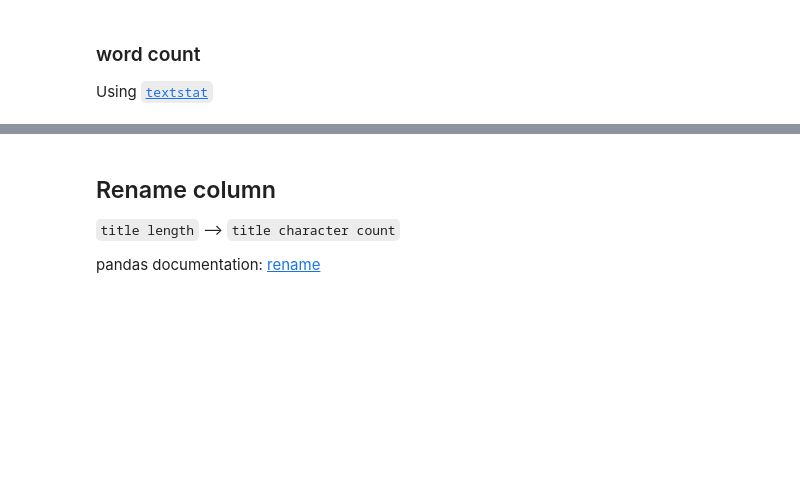
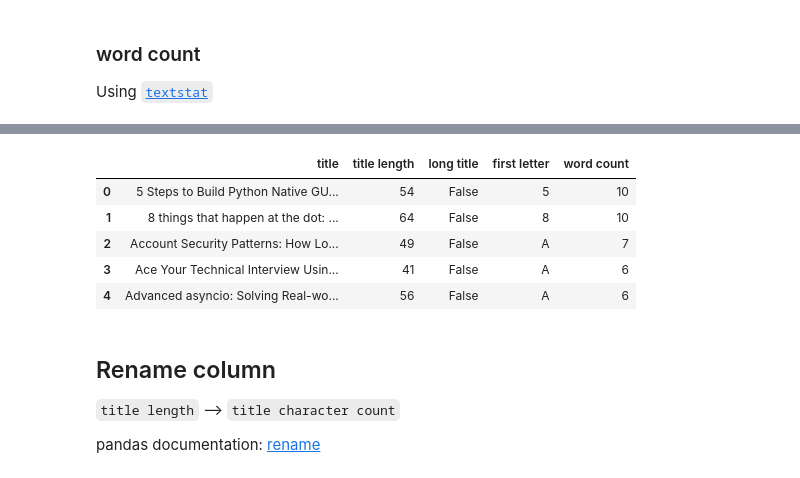
Before and after one commit to bloominstituteoftechnology/DS-Unit-1-Sprint-2-Data-Wrangling-and-Storytelling, a Jupyter notebook: module1-scrape-and-process-data/LS_DS_121_Scrape_and_process_data.ipynb, the cells around one changed output, grey strips where cells are left out. Drawn from its saved outputs; the diff is of its cells as text; code cells hidden in the pictures; blank space fills up the shorter version.

```diff
--- a/module1-scrape-and-process-data/LS_DS_121_Scrape_and_process_data.ipynb
+++ b/module1-scrape-and-process-data/LS_DS_121_Scrape_and_process_data.ipynb
@@ -41,0 +149,2 @@ pandas documentation: [Working with Text Data](https://pandas.pydata.org/pandas-
+# %%
+title_frame = pd.DataFrame({'title': titles})
@@ -45,5 +172,7 @@ pandas documentation: [Working with Text Data](https://pandas.pydata.org/pandas-
 pandas documentation: [apply](https://pandas.pydata.org/pandas-docs/stable/generated/pandas.Series.apply.html)
 # %% [markdown]
 ### title length
+# %%
+title_frame['title length'] = title_frame['title'].apply(len)
 # %% [markdown]
 ### long title
@@ -58,3 +206,15 @@ Using [`textstat`](https://github.com/shivam5992/textstat)
+# %%
+import textstat as tstat
+
+title_frame['word count'] = title_frame['title'].apply(tstat.lexicon_count)
+title_frame.head()
+# %% [output]
+|  | title | title length | long title | first letter | word count |
+| 0 | 5 Steps to Build Python Native GU... | 54 | False | 5 | 10 |
+| 1 | 8 things that happen at the dot: ... | 64 | False | 8 | 10 |
+| 2 | Account Security Patterns: How Lo... | 49 | False | A | 7 |
+| 3 | Ace Your Technical Interview Usin... | 41 | False | A | 6 |
+| 4 | Advanced asyncio: Solving Real-wo... | 56 | False | A | 6 |
 # %% [markdown]
 ## Rename column
 
```
Also changed, not shown: parts of 39 cells of this notebook.
